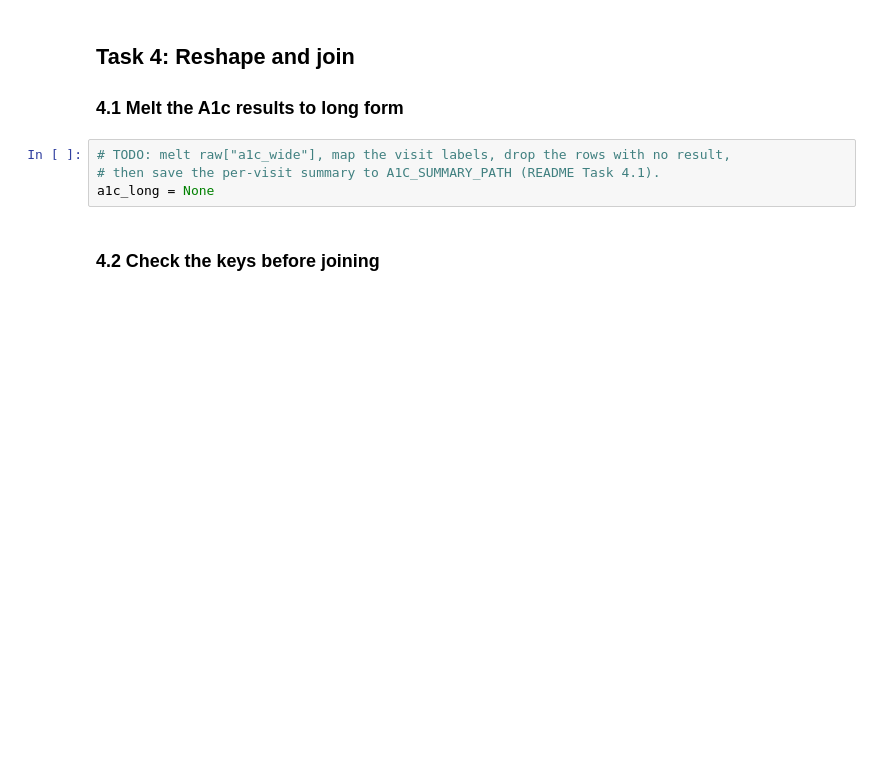
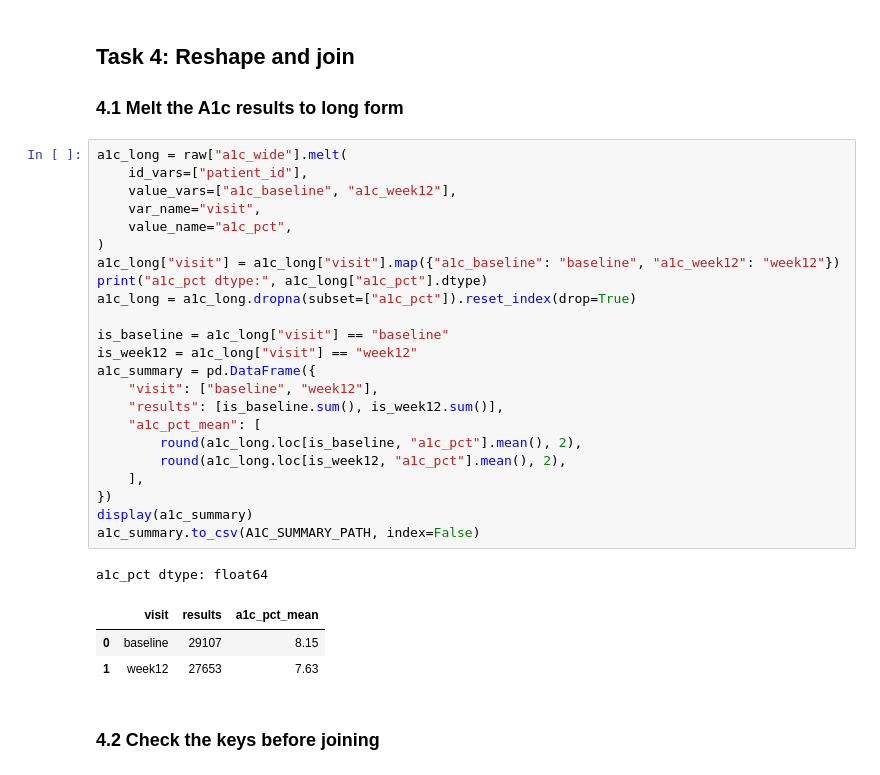
Before and after one commit to Yassine-Chouikh/ds217-26f-06, a Jupyter notebook: assignment.ipynb, the cells around one changed output. Cells and saved outputs as stored; diff of their text form; blank space fills up the shorter version.

```diff
--- a/assignment.ipynb
+++ b/assignment.ipynb
@@ -501,9 +505,33 @@ decision_table.to_csv(DECISION_LOG_PATH, index=False)
 
 ### 4.1 Melt the A1c results to long form
 # %%
-# TODO: melt raw["a1c_wide"], map the visit labels, drop the rows with no result,
-# then save the per-visit summary to A1C_SUMMARY_PATH (README Task 4.1).
-a1c_long = None
+a1c_long = raw["a1c_wide"].melt(
+    id_vars=["patient_id"],
+    value_vars=["a1c_baseline", "a1c_week12"],
+    var_name="visit",
+    value_name="a1c_pct",
+)
+a1c_long["visit"] = a1c_long["visit"].map({"a1c_baseline": "baseline", "a1c_week12": "week12"})
+print("a1c_pct dtype:", a1c_long["a1c_pct"].dtype)
+a1c_long = a1c_long.dropna(subset=["a1c_pct"]).reset_index(drop=True)
+
+is_baseline = a1c_long["visit"] == "baseline"
+is_week12 = a1c_long["visit"] == "week12"
+a1c_summary = pd.DataFrame({
+    "visit": ["baseline", "week12"],
+    "results": [is_baseline.sum(), is_week12.sum()],
+    "a1c_pct_mean": [
+        round(a1c_long.loc[is_baseline, "a1c_pct"].mean(), 2),
+        round(a1c_long.loc[is_week12, "a1c_pct"].mean(), 2),
+    ],
+})
+display(a1c_summary)
+a1c_summary.to_csv(A1C_SUMMARY_PATH, index=False)
+# %% [output]
+a1c_pct dtype: float64
+|  | visit | results | a1c_pct_mean |
+| 0 | baseline | 29107 | 8.15 |
+| 1 | week12 | 27653 | 7.63 |
 # %% [markdown]
 ### 4.2 Check the keys before joining
 # %%
```
Also changed, not shown: parts of 11 cells of this notebook, 4 other files.
